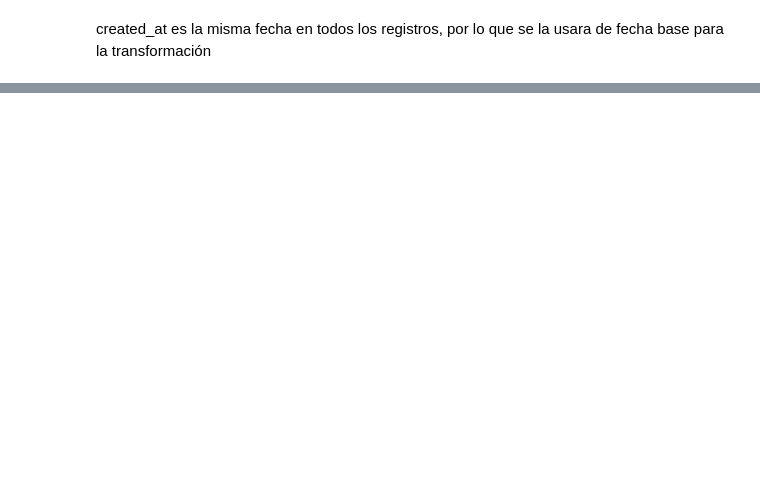
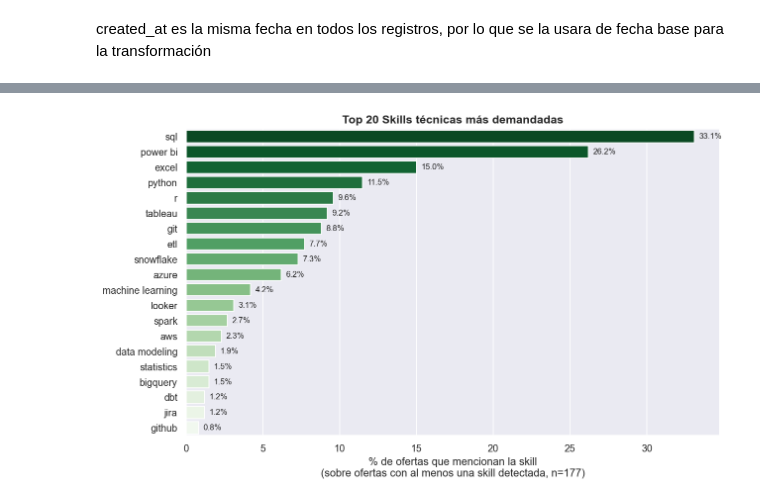
Before and after one commit to JackyDye/analisis-mercado-laboral, a Jupyter notebook: notebooks/01_eda.ipynb, the cells around one changed output, grey strips where cells are left out. Drawn from its saved outputs; the diff is of its cells as text; code cells hidden in the pictures; blank space fills up the shorter version.

```diff
--- a/notebooks/01_eda.ipynb
+++ b/notebooks/01_eda.ipynb
@@ -410,0 +743,6 @@ Tabla jobs_clean guardada: 1311 filas
+# %%
+# Cuántas descripciones son muy cortas o están truncadas
+df_with_desc["desc_length"] = df_with_desc["description"].str.len()
+
+print(df_with_desc["desc_length"].describe())
+print(f"\nDescripciones con más de 500 caracteres: {(df_with_desc['desc_length'] > 500).sum()}")
@@ -410,0 +774,10 @@ Tabla jobs_clean guardada: 1311 filas
+# %%
+total_con_desc = len(df_with_desc)
+total_con_skills = (df_with_desc["skills_found"].apply(len) > 0).sum()
+
+df_skills["pct_total"] = (df_skills["count"] / total_con_desc * 100).round(1)
+df_skills["pct_con_skills"] = (df_skills["count"] / total_con_skills * 100).round(1)
+
+print(f"Ofertas con descripción: {total_con_desc}")
+print(f"Ofertas donde se detectó al menos una skill: {total_con_skills}")
+df_skills
@@ -410,0 +804,26 @@ Tabla jobs_clean guardada: 1311 filas
+# %%
+fig, ax = plt.subplots(figsize=(10, 6))
+
+sns.barplot(
+    data=df_skills,
+    x="pct_con_skills",
+    y="skill",
+    palette="Greens_r",
+    hue="skill",
+    ax=ax,
+)
+
+ax.set_title("Top 20 Skills técnicas más demandadas")
+ax.set_xlabel("% de ofertas que mencionan la skill\n(sobre ofertas con al menos una skill detectada, n=177)")
+ax.set_ylabel("")
+
+# Etiquetas con el porcentaje al lado de cada barra
+for bar, val in zip(ax.patches, df_skills["pct_con_skills"]):
+    ax.text(bar.get_width() + 0.3, bar.get_y() + bar.get_height() / 2,
+            f"{val}%", va="center", fontsize=9)
+
+plt.tight_layout()
+plt.savefig("../dashboard/assets/3_1_skills_demandadas.png", dpi=130)
+plt.show()
+# %% [output]
+[figure, added]
```
Also changed, not shown: parts of 59 cells of this notebook.
